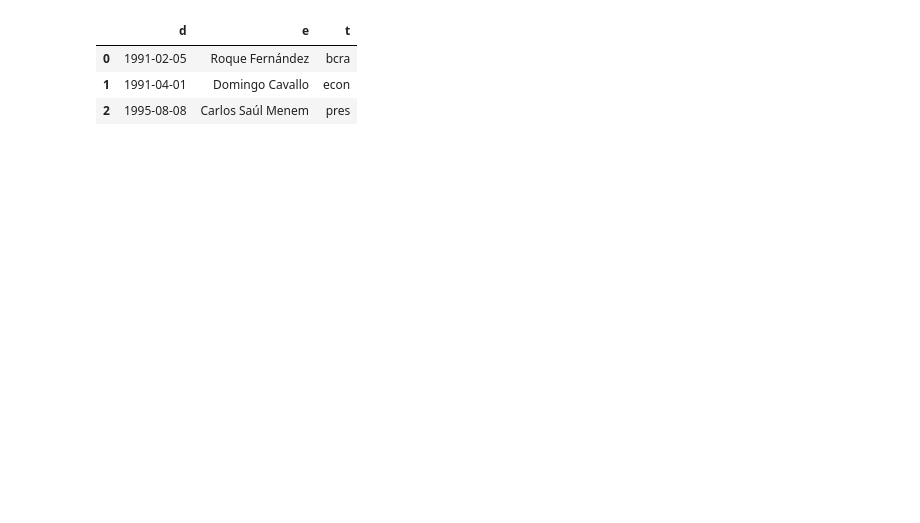
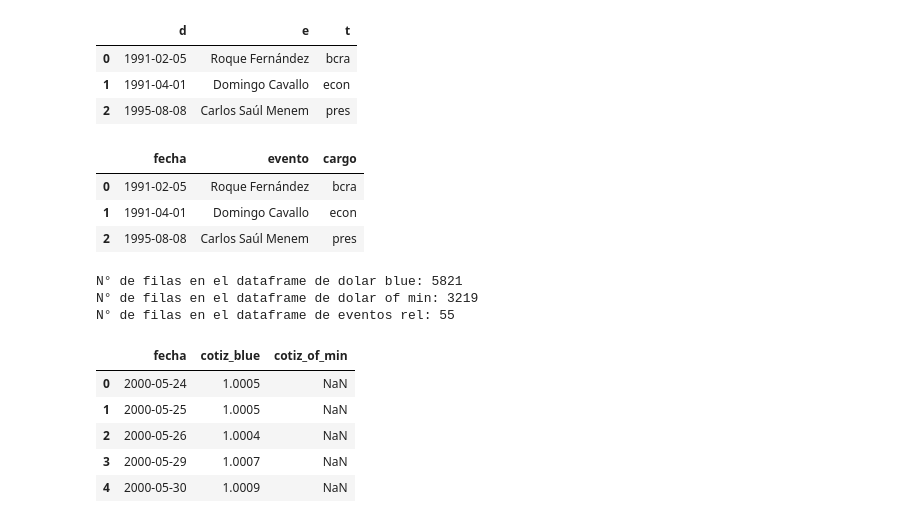
Before and after one commit to Ezemettler/cotiz_usd, a Jupyter notebook: cotiz_usd.ipynb, the cells around one changed output. Drawn from its saved outputs; the diff is of its cells as text; code cells hidden in the pictures; blank space fills up the shorter version.

Commit message:
cambio de nombre a columnas, y union de dataframe con la cotizacion del blue y of min

```diff
--- a/cotiz_usd.ipynb
+++ b/cotiz_usd.ipynb
@@ -139,3 +139,6 @@ df_dolar_blue.head(3)
 | 0 | 2000-05-24 | 1.0005 |
 | 1 | 2000-05-25 | 1.0005 |
 | 2 | 2000-05-26 | 1.0004 |
+# %%
+df_dolar_blue.rename(columns={'d':'fecha', 'v':'cotiz_blue'}, inplace=True)     # Cambiamos nombre a las columnas
+df_dolar_blue.head(3)
@@ -146,3 +154,6 @@ df_dolar_of_min.head(3)
 | 0 | 2010-06-01 | 3.96 |
 | 1 | 2010-06-02 | 3.96 |
 | 2 | 2010-06-03 | 3.95 |
+# %%
+df_dolar_of_min.rename(columns={'d':'fecha', 'v':'cotiz_of_min'}, inplace=True)     # Cambiamos nombre a las columnas
+df_dolar_of_min.head(3)
@@ -153,3 +169,29 @@ df_eventos_rel.head(3)
 | 0 | 1991-02-05 | Roque Fernández | bcra |
 | 1 | 1991-04-01 | Domingo Cavallo | econ |
 | 2 | 1995-08-08 | Carlos Saúl Menem | pres |
+# %%
+df_eventos_rel.rename(columns={'d':'fecha', 'e':'evento', 't':'cargo'}, inplace=True)     # Cambiamos nombre a las columnas
+df_eventos_rel.head(3)
+# %% [output]
+|  | fecha | evento | cargo |
+| 0 | 1991-02-05 | Roque Fernández | bcra |
+| 1 | 1991-04-01 | Domingo Cavallo | econ |
+| 2 | 1995-08-08 | Carlos Saúl Menem | pres |
+# %%
+print("N° de filas en el dataframe de dolar blue:", df_dolar_blue.shape[0])
+print("N° de filas en el dataframe de dolar of min:", df_dolar_of_min.shape[0])
+print("N° de filas en el dataframe de eventos rel:", df_eventos_rel.shape[0])
+# %% [output]
+N° de filas en el dataframe de dolar blue: 5821
+N° de filas en el dataframe de dolar of min: 3219
+N° de filas en el dataframe de eventos rel: 55
+# %%
+df_blue_vs_of = pd.merge(df_dolar_blue, df_dolar_of_min, how='left', on='fecha')
+df_blue_vs_of.head()
+# %% [output]
+|  | fecha | cotiz_blue | cotiz_of_min |
+| 0 | 2000-05-24 | 1.0005 | NaN |
+| 1 | 2000-05-25 | 1.0005 | NaN |
+| 2 | 2000-05-26 | 1.0004 | NaN |
+| 3 | 2000-05-29 | 1.0007 | NaN |
+| 4 | 2000-05-30 | 1.0009 | NaN |
```
Also changed, not shown: parts of 4 cells of this notebook.
